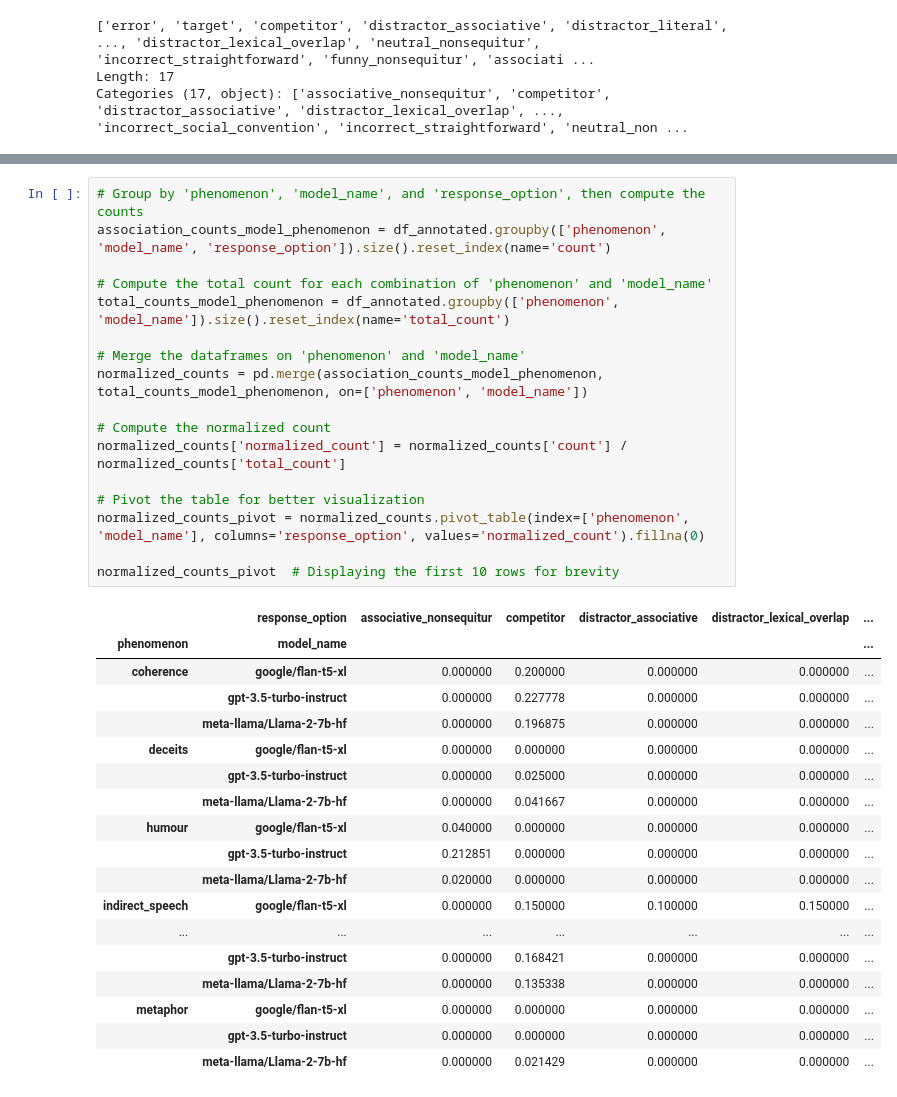
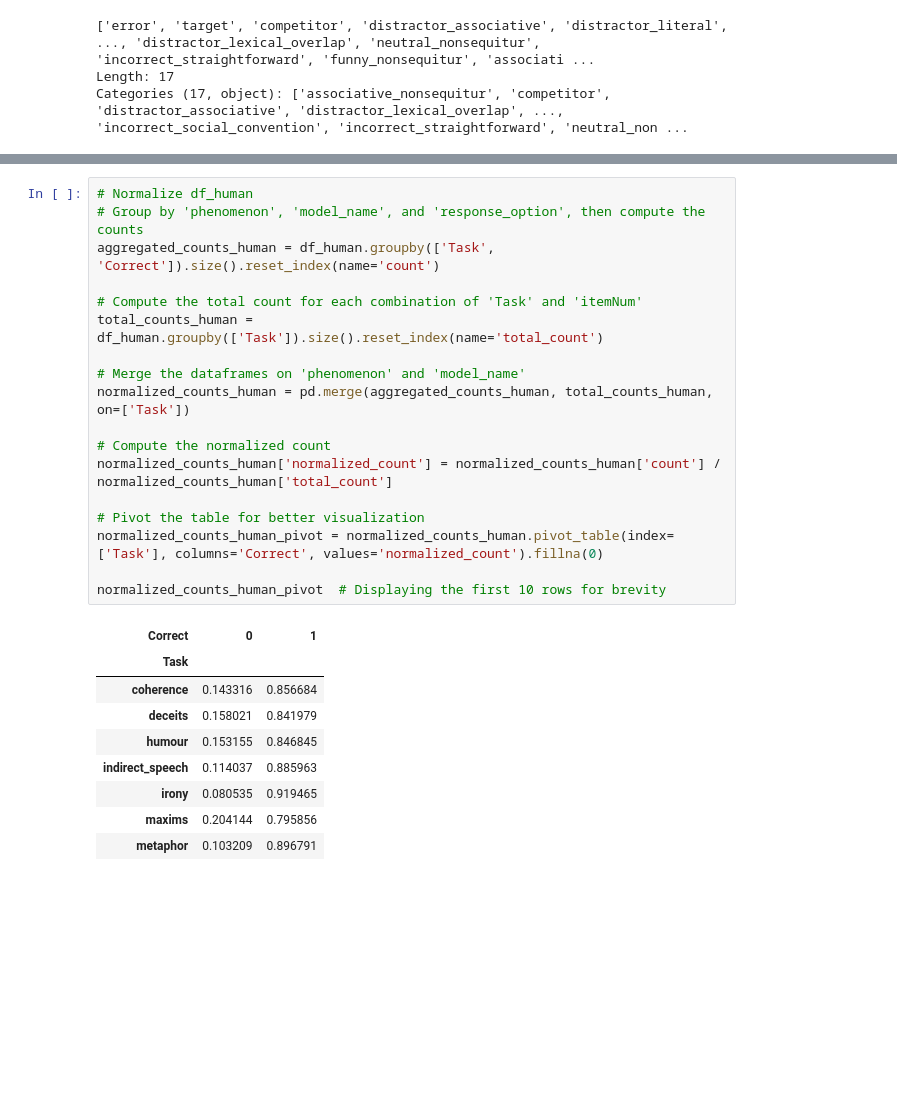
Before and after one commit to polina-tsvilodub/LLM_link, a Jupyter notebook: analysis/analysis_free_wang.ipynb, the cells around one changed output, grey strips where cells are left out. Drawn from its saved outputs; the diff is of its cells as text; blank space fills up the shorter version.

```diff
--- a/analysis/analysis_free_wang.ipynb
+++ b/analysis/analysis_free_wang.ipynb
@@ -152,36 +480,28 @@ normalized_counts_pivot
 # %%
+# Normalize df_human
 # Group by 'phenomenon', 'model_name', and 'response_option', then compute the counts
-association_counts_model_phenomenon = df_annotated.groupby(['phenomenon', 'model_name', 'response_option']).size().reset_index(name='count')
+aggregated_counts_human = df_human.groupby(['Task', 'Correct']).size().reset_index(name='count')
 
-# Compute the total count for each combination of 'phenomenon' and 'model_name'
-total_counts_model_phenomenon = df_annotated.groupby(['phenomenon', 'model_name']).size().reset_index(name='total_count')
+# Compute the total count for each combination of 'Task' and 'itemNum'
+total_counts_human = df_human.groupby(['Task']).size().reset_index(name='total_count')
 
 # Merge the dataframes on 'phenomenon' and 'model_name'
-normalized_counts = pd.merge(association_counts_model_phenomenon, total_counts_model_phenomenon, on=['phenomenon', 'model_name'])
+normalized_counts_human = pd.merge(aggregated_counts_human, total_counts_human, on=['Task'])
 
 # Compute the normalized count
-normalized_counts['normalized_count'] = normalized_counts['count'] / normalized_counts['total_count']
+normalized_counts_human['normalized_count'] = normalized_counts_human['count'] / normalized_counts_human['total_count']
 
 # Pivot the table for better visualization
-normalized_counts_pivot = normalized_counts.pivot_table(index=['phenomenon', 'model_name'], columns='response_option', values='normalized_count').fillna(0)
+normalized_counts_human_pivot = normalized_counts_human.pivot_table(index=['Task'], columns='Correct', values='normalized_count').fillna(0)
 
-normalized_counts_pivot  # Displaying the first 10 rows for brevity
+normalized_counts_human_pivot  # Displaying the first 10 rows for brevity
 # %% [output]
-|  | response_option | associative_nonsequitur | competitor | distractor_associative | distractor_lexical_overlap | ... |
-| phenomenon | model_name |  |  |  |  | ... |
-| coherence | google/flan-t5-xl | 0.000000 | 0.200000 | 0.000000 | 0.000000 | ... |
-|  | gpt-3.5-turbo-instruct | 0.000000 | 0.227778 | 0.000000 | 0.000000 | ... |
-|  | meta-llama/Llama-2-7b-hf | 0.000000 | 0.196875 | 0.000000 | 0.000000 | ... |
-| deceits | google/flan-t5-xl | 0.000000 | 0.000000 | 0.000000 | 0.000000 | ... |
-|  | gpt-3.5-turbo-instruct | 0.000000 | 0.025000 | 0.000000 | 0.000000 | ... |
-|  | meta-llama/Llama-2-7b-hf | 0.000000 | 0.041667 | 0.000000 | 0.000000 | ... |
-| humour | google/flan-t5-xl | 0.040000 | 0.000000 | 0.000000 | 0.000000 | ... |
-|  | gpt-3.5-turbo-instruct | 0.212851 | 0.000000 | 0.000000 | 0.000000 | ... |
-|  | meta-llama/Llama-2-7b-hf | 0.020000 | 0.000000 | 0.000000 | 0.000000 | ... |
-| indirect_speech | google/flan-t5-xl | 0.000000 | 0.150000 | 0.100000 | 0.150000 | ... |
-| ... | ... | ... | ... | ... | ... | ... |
-|  | gpt-3.5-turbo-instruct | 0.000000 | 0.168421 | 0.000000 | 0.000000 | ... |
-|  | meta-llama/Llama-2-7b-hf | 0.000000 | 0.135338 | 0.000000 | 0.000000 | ... |
-| metaphor | google/flan-t5-xl | 0.000000 | 0.000000 | 0.000000 | 0.000000 | ... |
-|  | gpt-3.5-turbo-instruct | 0.000000 | 0.000000 | 0.000000 | 0.000000 | ... |
-|  | meta-llama/Llama-2-7b-hf | 0.000000 | 0.021429 | 0.000000 | 0.000000 | ... |
+| Correct | 0 | 1 |
+| Task |  |  |
+| coherence | 0.143316 | 0.856684 |
+| deceits | 0.158021 | 0.841979 |
+| humour | 0.153155 | 0.846845 |
+| indirect_speech | 0.114037 | 0.885963 |
+| irony | 0.080535 | 0.919465 |
+| maxims | 0.204144 | 0.795856 |
+| metaphor | 0.103209 | 0.896791 |
```
Also changed, not shown: parts of 32 cells of this notebook, 21 other files.
